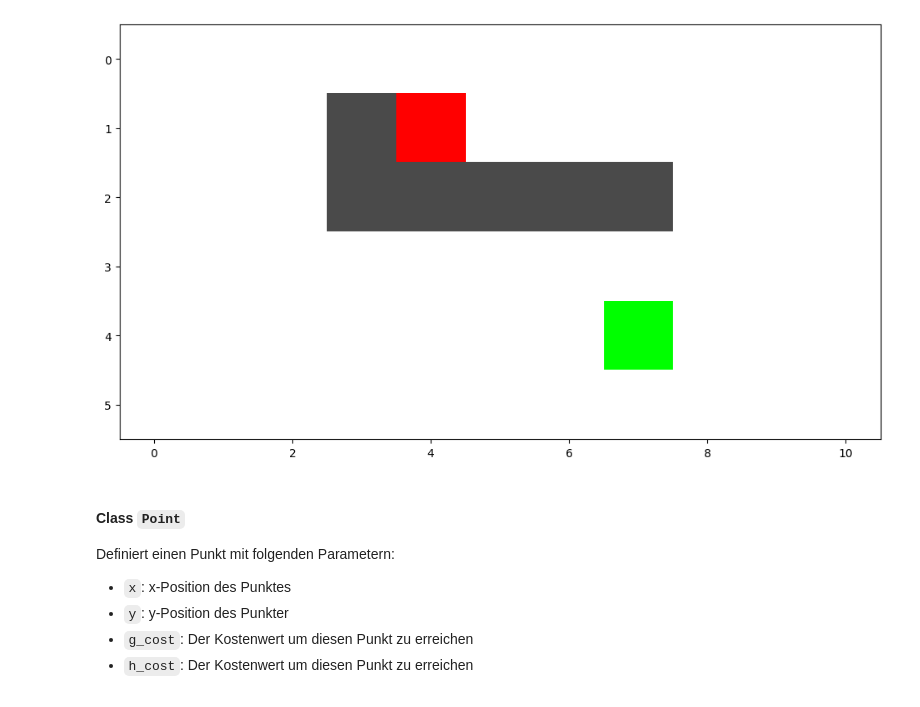
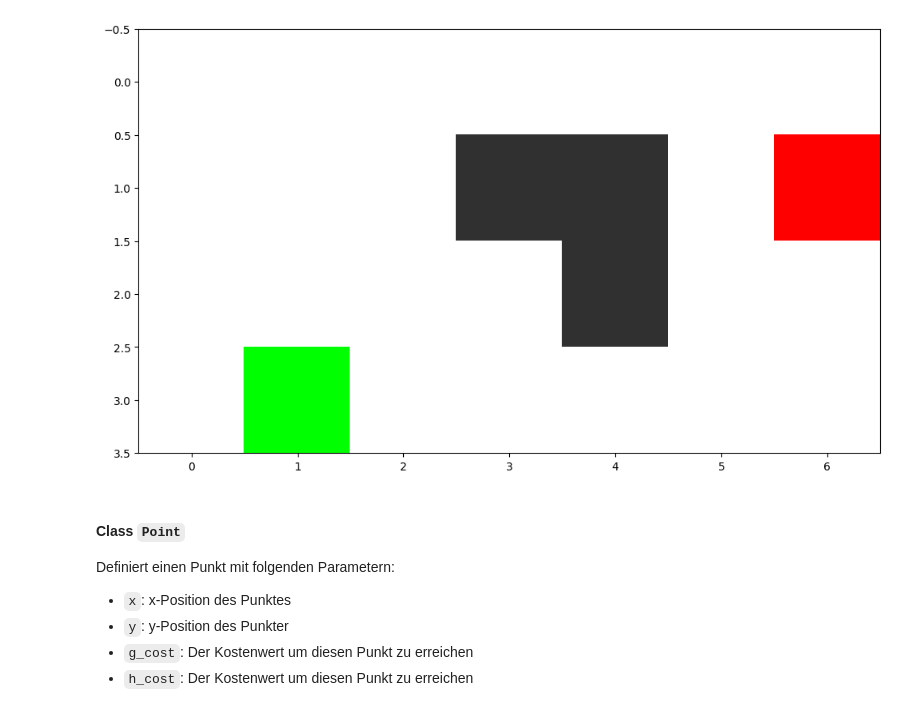
Before and after one commit to lukzimmermann/Algorithms, a Jupyter notebook: SearchBase/SearchBase.ipynb, the cells around one changed output. Saved outputs shown, nothing was run; the diff lists cells and outputs as text; code cells hidden in the pictures.

```diff
--- a/SearchBase/SearchBase.ipynb
+++ b/SearchBase/SearchBase.ipynb
@@ -3,11 +3,11 @@ import matplotlib.pyplot as plt
 import numpy as np
 from PIL import Image
 # %%
-img = np.asarray(Image.open('pic5.png'))
+img = np.asarray(Image.open('pic7.png'))
 plt.rcParams['figure.figsize'] = [12, 12]
 imgplot = plt.imshow(img)
 # %% [output]
-[figure, old version]
+[figure, new version]
 # %% [markdown]
 #### Class `Point`
 Definiert einen Punkt mit folgenden Parametern:
```
Also changed, not shown: parts of 3 cells of this notebook.
